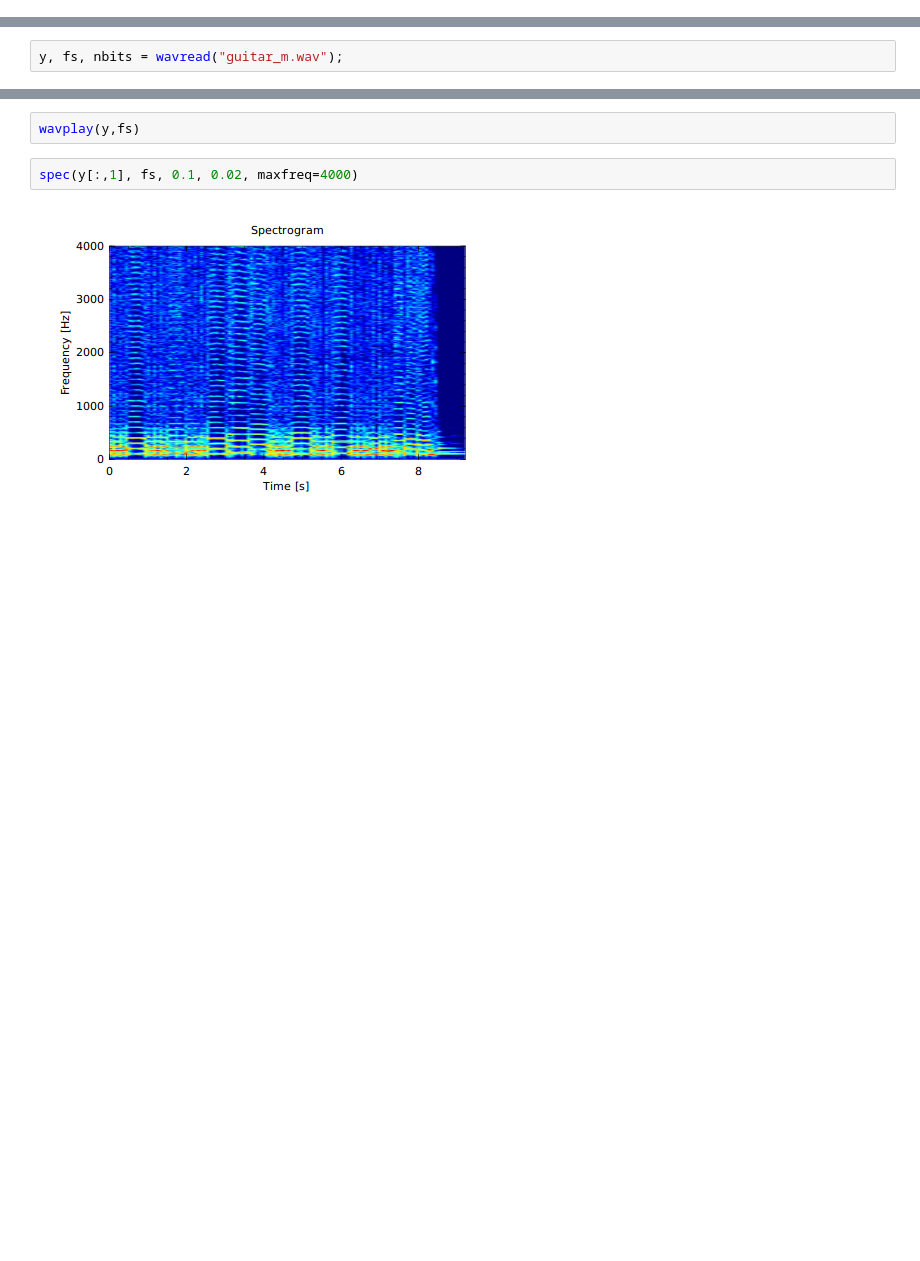
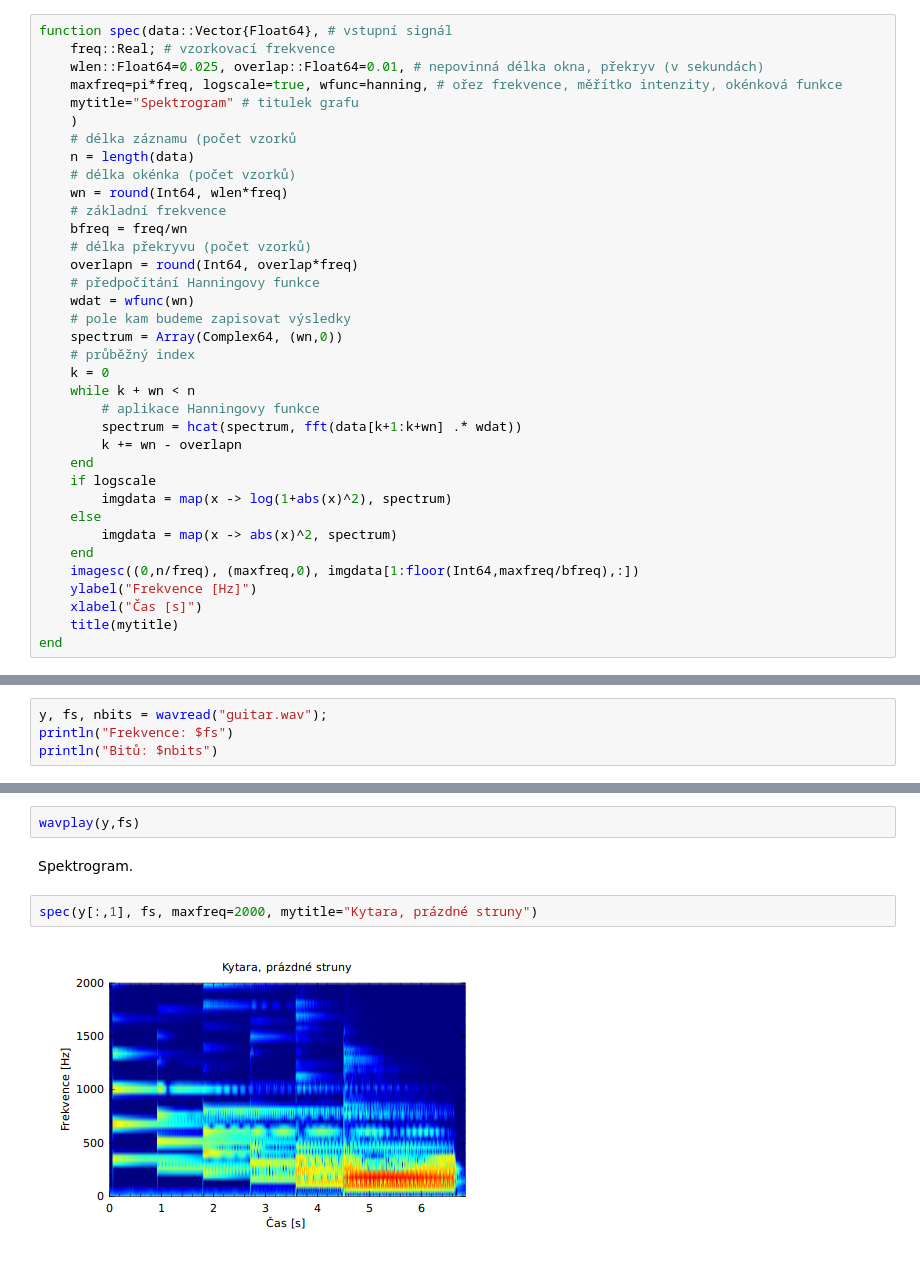
Before and after one commit to kalvotom/julia-examples, a Jupyter notebook: spectrum/spectrum.ipynb, the cells around one changed output, grey strips where cells are left out. Drawn from its saved outputs; the diff is of its cells as text; blank space fills up the shorter version.

Commit message:
spektrogramy, pracovní verze

```diff
--- a/spectrum/spectrum.ipynb
+++ b/spectrum/spectrum.ipynb
@@ -216,0 +204,36 @@ spec(y[:,1], fs, maxfreq=1000)
+# %%
+function spec(data::Vector{Float64}, # vstupní signál
+    freq::Real; # vzorkovací frekvence
+    wlen::Float64=0.025, overlap::Float64=0.01, # nepovinná délka okna, překryv (v sekundách)
+    maxfreq=pi*freq, logscale=true, wfunc=hanning, # ořez frekvence, měřítko intenzity, okénková funkce
+    mytitle="Spektrogram" # titulek grafu
+    )
+    # délka záznamu (počet vzorků
+    n = length(data)
+    # délka okénka (počet vzorků)
+    wn = round(Int64, wlen*freq)
+    # základní frekvence
+    bfreq = freq/wn
+    # délka překryvu (počet vzorků)
+    overlapn = round(Int64, overlap*freq)
+    # předpočítání Hanningovy funkce
+    wdat = wfunc(wn)
+    # pole kam budeme zapisovat výsledky
+    spectrum = Array(Complex64, (wn,0))
+    # průběžný index
+    k = 0
+    while k + wn < n
+        # aplikace Hanningovy funkce
+        spectrum = hcat(spectrum, fft(data[k+1:k+wn] .* wdat))
+        k += wn - overlapn
+    end
+    if logscale
+        imgdata = map(x -> log(1+abs(x)^2), spectrum)
+    else
+        imgdata = map(x -> abs(x)^2, spectrum)
+    end
+    imagesc((0,n/freq), (maxfreq,0), imgdata[1:floor(Int64,maxfreq/bfreq),:])
+    ylabel("Frekvence [Hz]")
+    xlabel("Čas [s]")
+    title(mytitle)
+end
@@ -291,2 +364,4 @@ spec(saw,fs,maxfreq=2200)
 # %%
-y, fs, nbits = wavread("guitar_m.wav");
+y, fs, nbits = wavread("guitar.wav");
+println("Frekvence: $fs")
+println("Bitů: $nbits")
@@ -303,6 +373,8 @@ Prvních deset vzorků:
 # %%
 wavplay(y,fs)
+# %% [markdown]
+Spektrogram.
 # %%
-spec(y[:,1], fs, 0.1, 0.02, maxfreq=4000)
+spec(y[:,1], fs, maxfreq=2000, mytitle="Kytara, prázdné struny")
 # %% [output]
-[figure, old version]
+[figure, new version]
```
Also changed, not shown: parts of 78 cells of this notebook.
